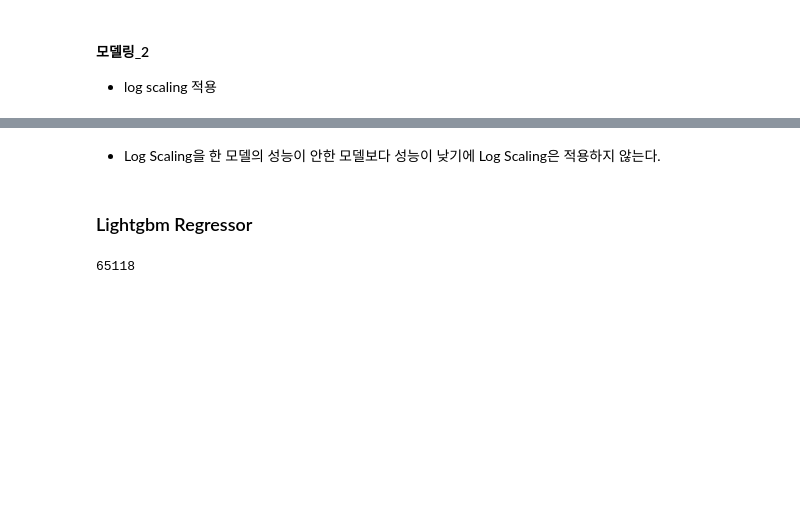
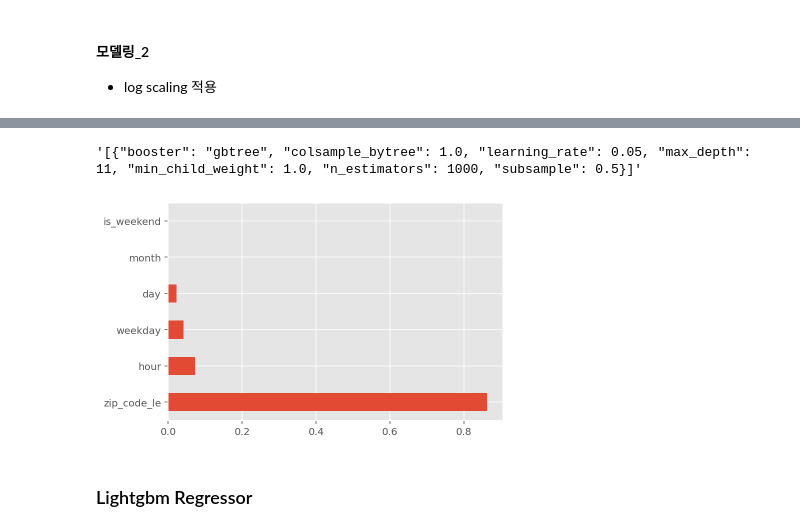
Before and after one commit to aeea-0605/taxi-demand-repo, a Jupyter notebook: notebooks/04_ensemble_modeling.ipynb, the cells around one changed output, grey strips where cells are left out. Saved outputs shown, nothing was run; the diff lists cells and outputs as text; code cells hidden in the pictures; blank space fills up the shorter version.

Commit message:
main ensemble modeling & best model selection Notebook

```diff
--- a/notebooks/04_ensemble_modeling.ipynb
+++ b/notebooks/04_ensemble_modeling.ipynb
@@ -182,4 +179,4 @@ base_df['log_cnt'] = np.log10(base_df['cnt'])
 # %%
 train_df, test_df = split_train_and_test_period(base_df, 7)
 # %%
-x_train, x_test, y_train_log, y_test_raw = split_x_and_y_log(train_df, test_df, y='log_cnt')
+x_train, x_test, y_train_log, y_test_raw, y_test_log = split_x_and_y_log(train_df, test_df, y='log_cnt')
@@ -271,5 +260,12 @@ pd.concat([parsing_output(1), parsing_output(2)])
-# %% [markdown]
-- Log Scaling을 한 모델의 성능이 안한 모델보다 성능이 낮기에 Log Scaling은 적용하지 않는다.
+# %%
+parsing_output(2)['config']['score']
+# %% [output]
+'[{"booster": "gbtree", "colsample_bytree": 1.0, "learning_rate": 0.05, "max_depth": 11, "min_child_weight": 1.0, "n_estimators": 1000, "subsample": 0.5}]'
+# %%
+feat_importances = pd.Series(grid_xgb_reg.best_estimator_.feature_importances_, index=x_train.columns)
+feat_importances.nlargest(15).plot(kind='barh');
+# %% [output]
+[figure, added]
 # %% [markdown]
 ### Lightgbm Regressor
 # %%
@@ -280,7 +276,3 @@ base_df['zip_code_le'] = le.fit_transform(base_df['zip_code'])
 train_df, test_df = split_train_and_test_period(base_df, 7)
 # %%
 x_train, x_test, y_train, y_test = split_x_and_y(train_df, test_df, y='cnt')
-# %%
-len(x_train)
-# %% [output]
-65118
```
Also changed, not shown: parts of 58 cells of this notebook.
